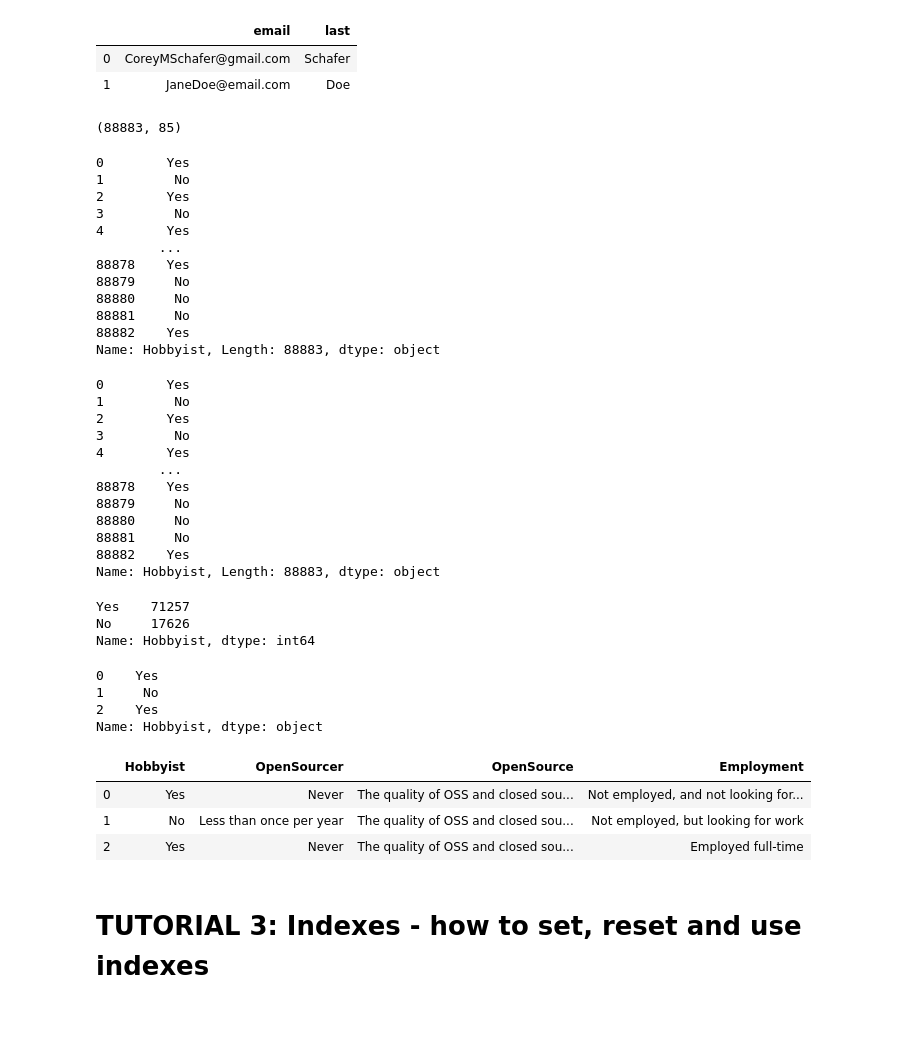
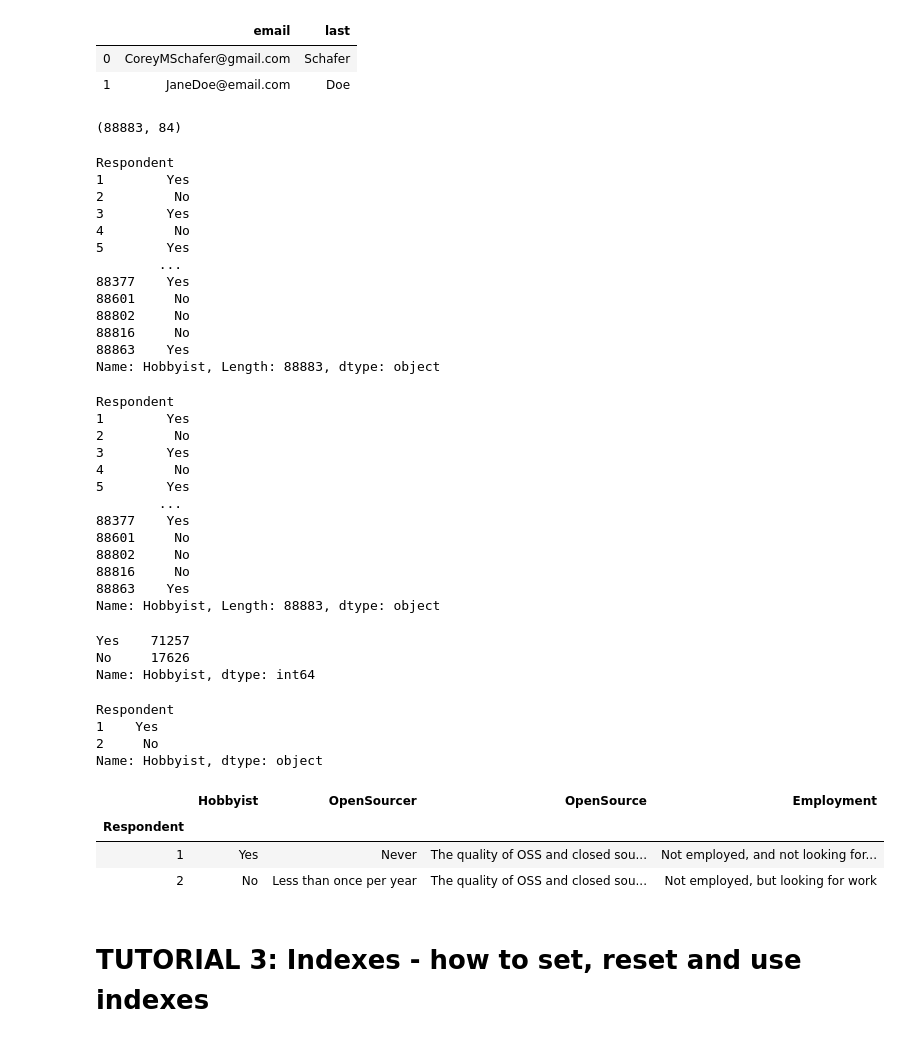
Before and after one commit to FrihaZ/Tutorials-Self-Study, a Jupyter notebook: PYTHON/Pandas/Pandas Tutorial.ipynb, the cells around one changed output. Saved outputs shown, nothing was run; the diff lists cells and outputs as text; code cells hidden in the pictures.

Commit message:
Python PANDAS Tutorial COMPLETED

```diff
--- a/PYTHON/Pandas/Pandas Tutorial.ipynb
+++ b/PYTHON/Pandas/Pandas Tutorial.ipynb
@@ -5,3 +4,6 @@ df = pd.read_csv("C:/Users/Friha/Python tutorials/Pandas/survey_results_public.c
+# %%
+
+df = pd.read_csv("C:/Users/Friha/GITHUB(TUTORIALS)/PYTHON/Pandas/survey_results_public.csv", index_col="Respondent")  #the respondent column is its own unique id, we don't need the indexes
 # %%
 df.head()
 # %% [output]
@@ -197,38 +207,40 @@ df2.loc[[0,1], ['email','last']] ## gives it back in the way that we enter the c
 
 df.shape
 # %% [output]
-(88883, 85)
+(88883, 84)
 # %%
 ## grab all Hobbyist
 df["Hobbyist"]
 # %% [output]
-0        Yes
-1         No
-2        Yes
-3         No
-4        Yes
+Respondent
+1        Yes
+2         No
+3        Yes
+4         No
+5        Yes
         ...
-88878    Yes
-88879     No
-88880     No
-88881     No
-88882    Yes
+88377    Yes
+88601     No
+88802     No
+88816     No
+88863    Yes
 Name: Hobbyist, Length: 88883, dtype: object
 # %%
 ## grab all Hobbyist
 df.Hobbyist
 # %% [output]
-0        Yes
-1         No
-2        Yes
-3         No
-4        Yes
+Respondent
+1        Yes
+2         No
+3        Yes
+4         No
+5        Yes
         ...
-88878    Yes
-88879     No
-88880     No
-88881     No
-88882    Yes
+88377    Yes
+88601     No
+88802     No
+88816     No
+88863    Yes
 Name: Hobbyist, Length: 88883, dtype: object
 # %%
 ## count of unique values
@@ -241,21 +253,21 @@ Name: Hobbyist, dtype: int64
 # %%
 ## first row and the hobbyiest
 
-df.loc[[0,1,2],"Hobbyist"]
+df.loc[[1,2],"Hobbyist"]
 # %% [output]
-0    Yes
-1     No
-2    Yes
+Respondent
+1    Yes
+2     No
 Name: Hobbyist, dtype: object
 # %%
 ## first row and the hobbyiest , slicing
 
-df.loc[0:2,"Hobbyist":"Employment"]
+df.loc[1:2,"Hobbyist":"Employment"]
 # %% [output]
 |  | Hobbyist | OpenSourcer | OpenSource | Employment |
-| 0 | Yes | Never | The quality of OSS and closed sou... | Not employed, and not looking for... |
-| 1 | No | Less than once per year | The quality of OSS and closed sou... | Not employed, but looking for work |
-| 2 | Yes | Never | The quality of OSS and closed sou... | Employed full-time |
+| Respondent |  |  |  |  |
+| 1 | Yes | Never | The quality of OSS and closed sou... | Not employed, and not looking for... |
+| 2 | No | Less than once per year | The quality of OSS and closed sou... | Not employed, but looking for work |
 # %% [markdown]
 # TUTORIAL 3: Indexes - how to set, reset and use indexes
 # %%
```
Also changed, not shown: parts of 28 cells of this notebook.
